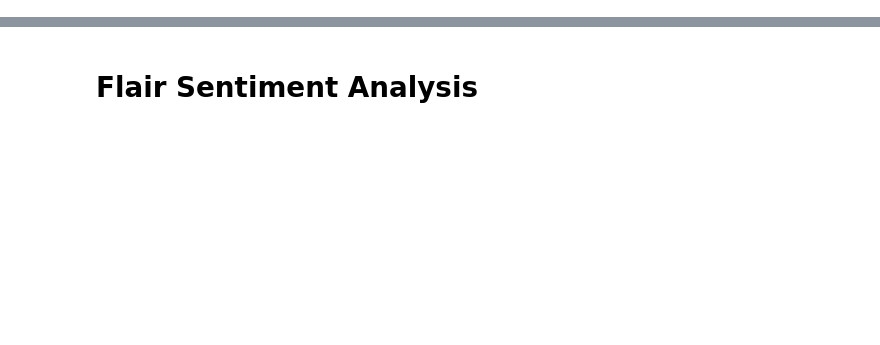
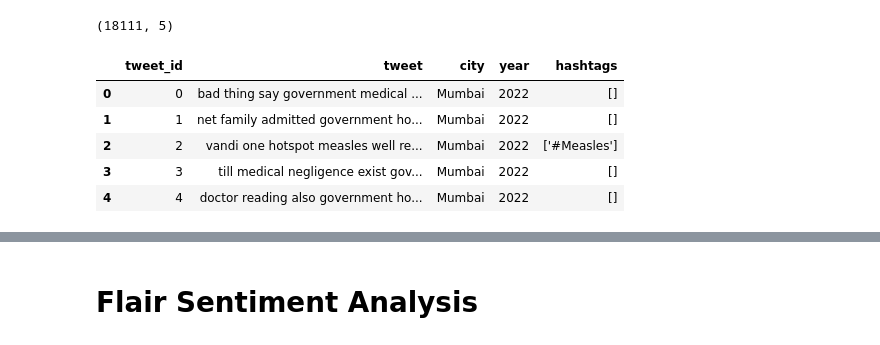
Before and after one commit to arjunality/twitter_data_analysis, a Jupyter notebook: v2/codefiles/data_sentiment_analysis_v2.ipynb, the cells around one changed output, grey strips where cells are left out. Saved outputs shown, nothing was run; the diff lists cells and outputs as text; code cells hidden in the pictures; blank space fills up the shorter version.

```diff
--- a/v2/codefiles/data_sentiment_analysis_v2.ipynb
+++ b/v2/codefiles/data_sentiment_analysis_v2.ipynb
@@ -46,10 +40,19 @@ from sklearn.metrics.pairwise import *
 # %%
 mm = MinMaxScaler()
 # %%
-tweets_df = pd.read_csv('/Users/arjunkhanchandani/Desktop/twitter_data_analysis-main/v2/data/tweets_cleaned_v2.csv')
+tweets_df = pd.read_csv('/Users/arjunkhanchandani/Desktop/twitter_data_analysis/v2/data/tweets_cleaned_v2.csv')
 num_components = 2
+
 print(tweets_df.shape)
 tweets_df.head()
+# %% [output]
+(18111, 5)
+|  | tweet_id | tweet | city | year | hashtags |
+| 0 | 0 | bad thing say government medical ... | Mumbai | 2022 | [] |
+| 1 | 1 | net family admitted government ho... | Mumbai | 2022 | [] |
+| 2 | 2 | vandi one hotspot measles well re... | Mumbai | 2022 | ['#Measles'] |
+| 3 | 3 | till medical negligence exist gov... | Mumbai | 2022 | [] |
+| 4 | 4 | doctor reading also government ho... | Mumbai | 2022 | [] |
 # %%
 def creating_tokens(tweets):
     tokenizer = TweetTokenizer()
```
Also changed, not shown: parts of 6 cells of this notebook, 6 other files.
